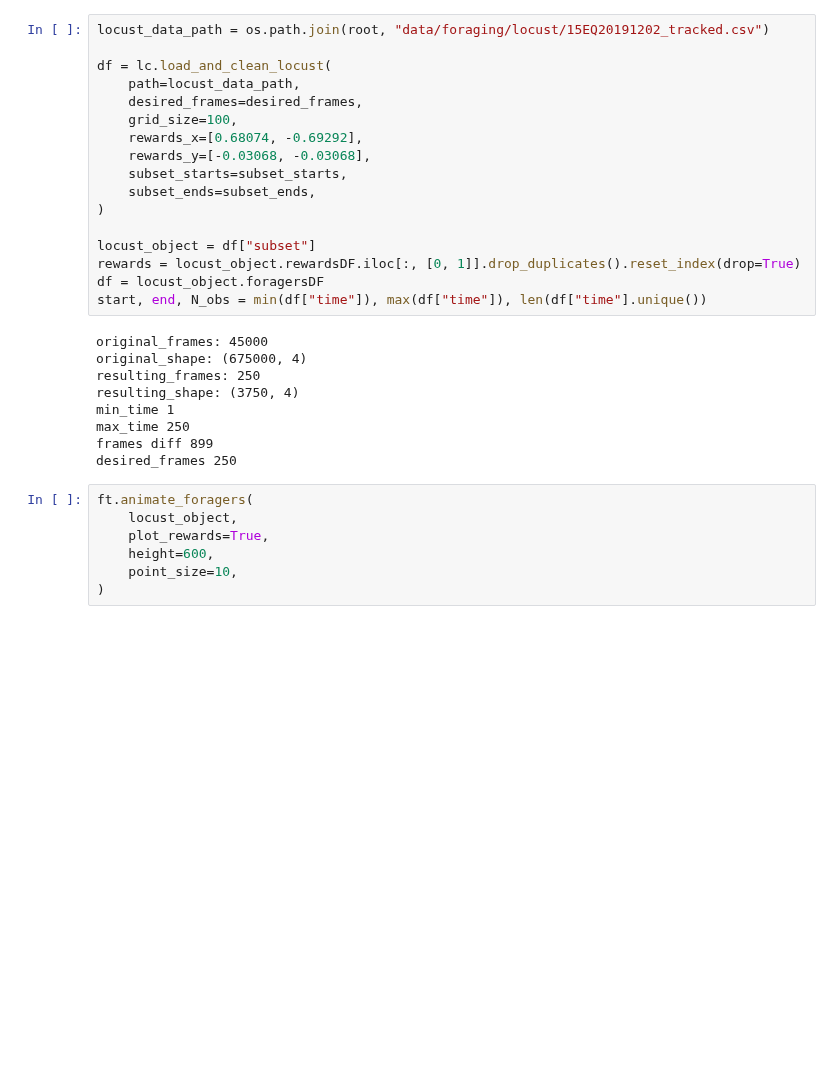
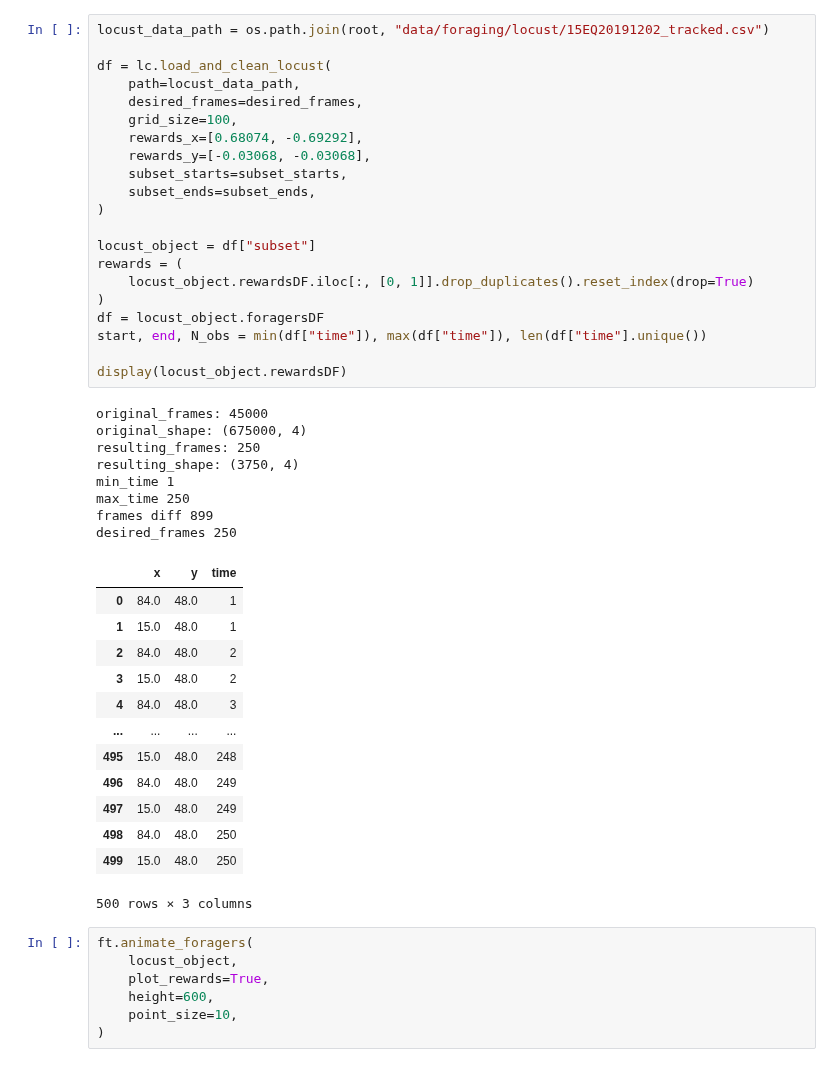
Before and after one commit to BasisResearch/collab-creatures, a Jupyter notebook: docs/experimental/locust-ds-data.ipynb, the cells around one changed output. Cells and saved outputs as stored; diff of their text form; blank space fills up the shorter version.

```diff
--- a/docs/experimental/locust-ds-data.ipynb
+++ b/docs/experimental/locust-ds-data.ipynb
@@ -51,29 +41,46 @@ notebook_starts = time.time()
 # %%
 locust_data_path = os.path.join(root, "data/foraging/locust/15EQ20191202_tracked.csv")
 
 df = lc.load_and_clean_locust(
     path=locust_data_path,
     desired_frames=desired_frames,
     grid_size=100,
     rewards_x=[0.68074, -0.69292],
     rewards_y=[-0.03068, -0.03068],
     subset_starts=subset_starts,
     subset_ends=subset_ends,
 )
 
 locust_object = df["subset"]
-rewards = locust_object.rewardsDF.iloc[:, [0, 1]].drop_duplicates().reset_index(drop=True)
+rewards = (
+    locust_object.rewardsDF.iloc[:, [0, 1]].drop_duplicates().reset_index(drop=True)
+)
 df = locust_object.foragersDF
 start, end, N_obs = min(df["time"]), max(df["time"]), len(df["time"].unique())
+
+display(locust_object.rewardsDF)
 # %% [output]
 original_frames: 45000
 original_shape: (675000, 4)
 resulting_frames: 250
 resulting_shape: (3750, 4)
 min_time 1
 max_time 250
 frames diff 899
 desired_frames 250
+|  | x | y | time |
+| 0 | 84.0 | 48.0 | 1 |
+| 1 | 15.0 | 48.0 | 1 |
+| 2 | 84.0 | 48.0 | 2 |
+| 3 | 15.0 | 48.0 | 2 |
+| 4 | 84.0 | 48.0 | 3 |
+| ... | ... | ... | ... |
+| 495 | 15.0 | 48.0 | 248 |
+| 496 | 84.0 | 48.0 | 249 |
+| 497 | 15.0 | 48.0 | 249 |
+| 498 | 84.0 | 48.0 | 250 |
+| 499 | 15.0 | 48.0 | 250 |
+500 rows × 3 columns
 # %%
 ft.animate_foragers(
     locust_object,
```
Also changed, not shown: parts of 7 cells of this notebook, 7 other files.
